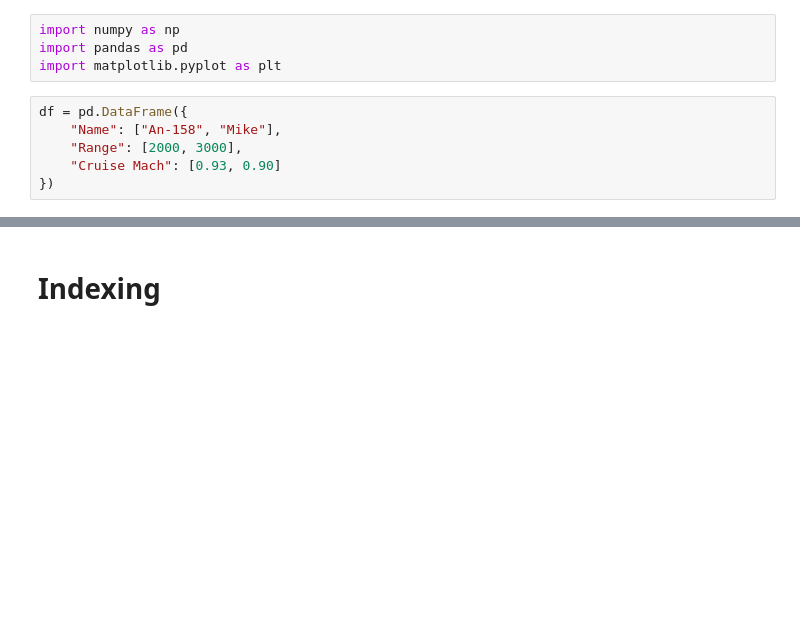
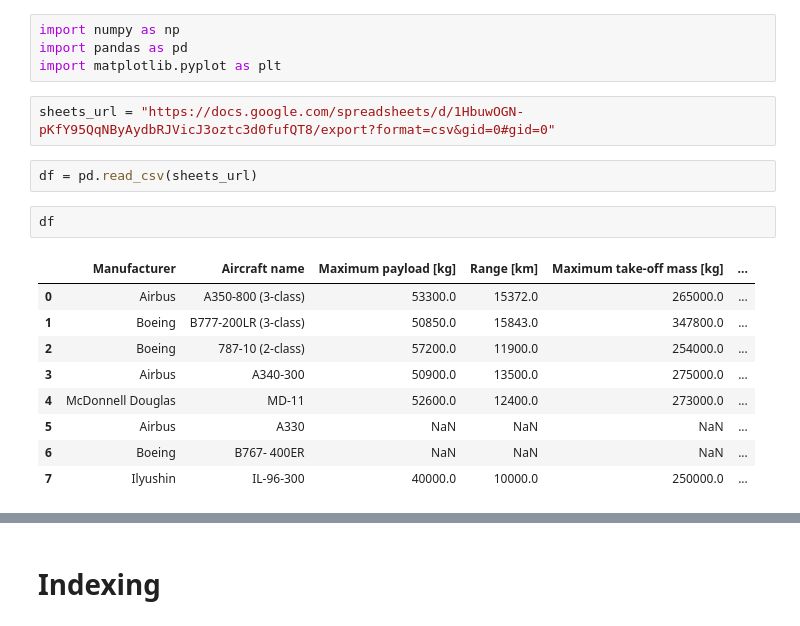
Before and after one commit to Repertoi-e/b05, a Jupyter notebook: Main.ipynb, the cells around one changed output, grey strips where cells are left out. Saved outputs shown, nothing was run; the diff lists cells and outputs as text; blank space fills up the shorter version.

```diff
--- a/Main.ipynb
+++ b/Main.ipynb
@@ -2,12 +2,22 @@
 import numpy as np
 import pandas as pd
 import matplotlib.pyplot as plt
-# %%
-df = pd.DataFrame({
-    "Name": ["An-158", "Mike"],
-    "Range": [2000, 3000],
-    "Cruise Mach": [0.93, 0.90]
-})
+# %%
+sheets_url = "https://docs.google.com/spreadsheets/d/1HbuwOGN-pKfY95QqNByAydbRJVicJ3oztc3d0fufQT8/export?format=csv&gid=0#gid=0"
+# %%
+df = pd.read_csv(sheets_url)
+# %%
+df
+# %% [output]
+|  | Manufacturer | Aircraft name | Maximum payload [kg] | Range [km] | Maximum take-off mass [kg] | ... |
+| 0 | Airbus | A350-800 (3-class) | 53300.0 | 15372.0 | 265000.0 | ... |
+| 1 | Boeing | B777-200LR (3-class) | 50850.0 | 15843.0 | 347800.0 | ... |
+| 2 | Boeing | 787-10 (2-class) | 57200.0 | 11900.0 | 254000.0 | ... |
+| 3 | Airbus | A340-300 | 50900.0 | 13500.0 | 275000.0 | ... |
+| 4 | McDonnell Douglas | MD-11 | 52600.0 | 12400.0 | 273000.0 | ... |
+| 5 | Airbus | A330 | NaN | NaN | NaN | ... |
+| 6 | Boeing | B767- 400ER | NaN | NaN | NaN | ... |
+| 7 | Ilyushin | IL-96-300 | 40000.0 | 10000.0 | 250000.0 | ... |
 # %%
 df.plot()
 # %% [output]
```
Also changed, not shown: parts of 6 cells of this notebook, 3 other files.
